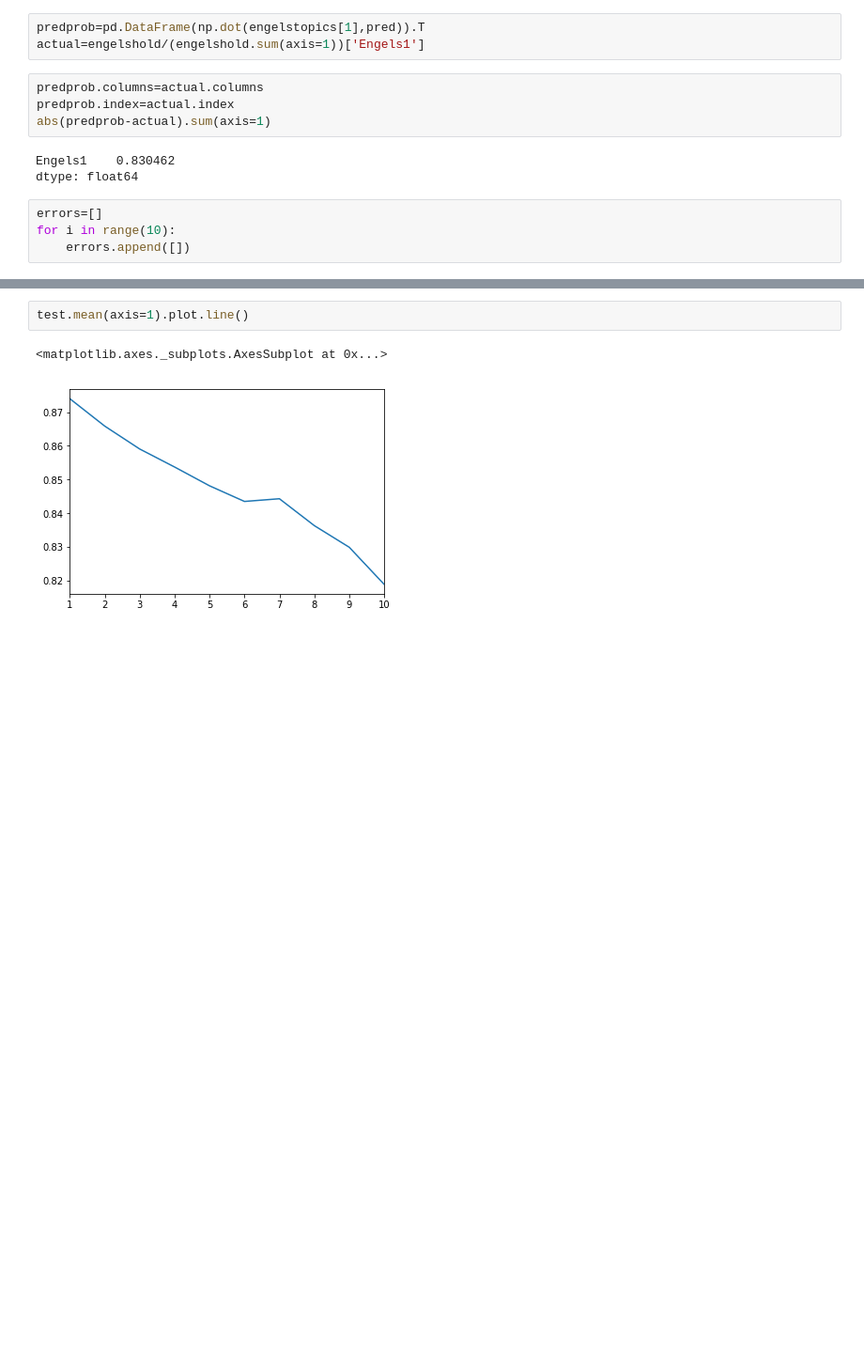
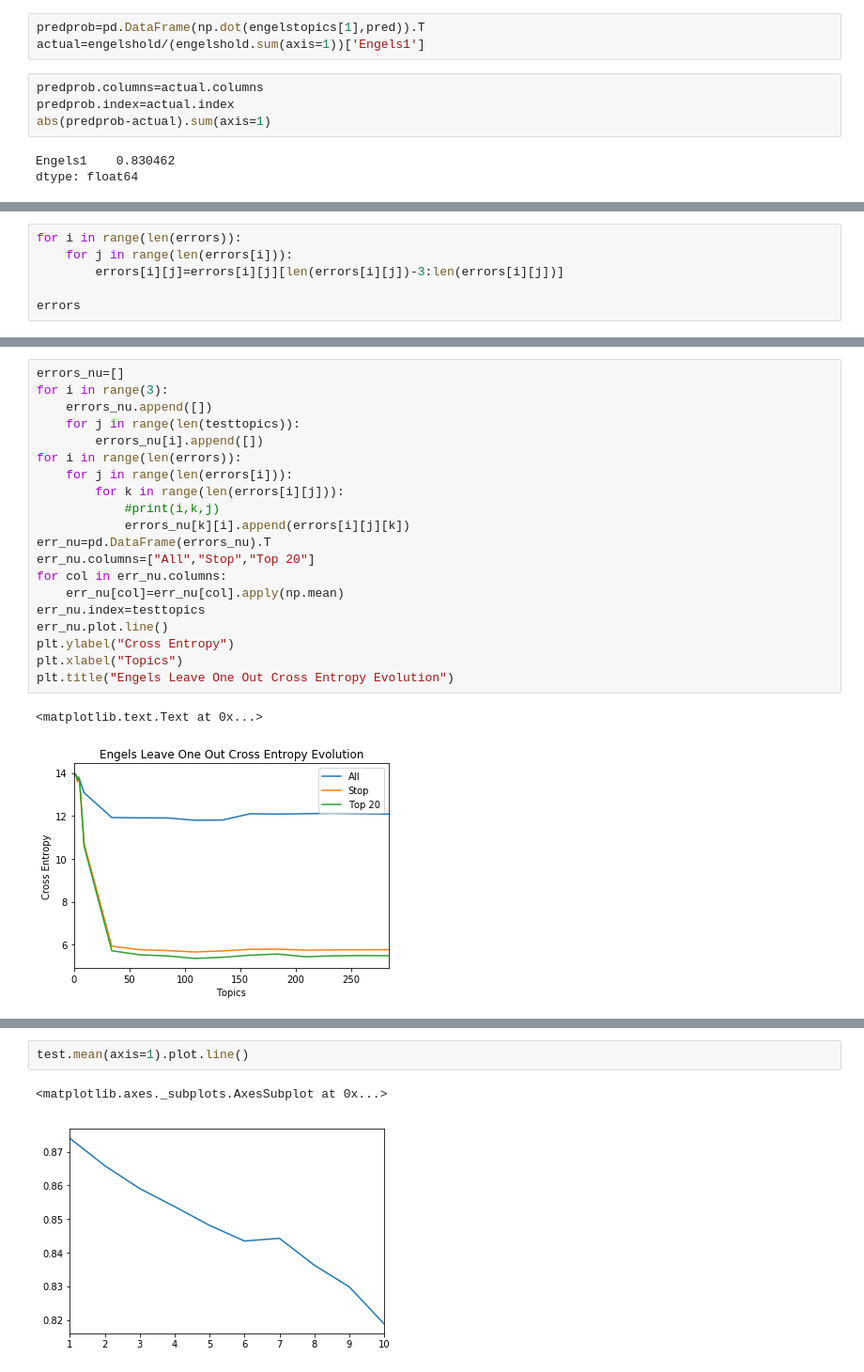
Before and after one commit to mikehalverson11/SeniorProject, a Jupyter notebook: Marxism.ipynb, the cells around one changed output, grey strips where cells are left out. Shown at 94% size. Saved outputs shown, nothing was run; the diff lists cells and outputs as text; blank space fills up the shorter version.

```diff
--- a/Marxism.ipynb
+++ b/Marxism.ipynb
@@ -589,7 +594,3 @@ abs(predprob-actual).sum(axis=1)
 # %% [output]
 Engels1    0.830462
 dtype: float64
-# %%
-errors=[]
-for i in range(10):
-    errors.append([])
@@ -627,0 +673,6 @@ Engels2
+# %%
+for i in range(len(errors)):
+    for j in range(len(errors[i])):
+        errors[i][j]=errors[i][j][len(errors[i][j])-3:len(errors[i][j])]
+
+errors
@@ -627,0 +697,23 @@ Engels2
+# %%
+errors_nu=[]
+for i in range(3):
+    errors_nu.append([])
+    for j in range(len(testtopics)):
+        errors_nu[i].append([])
+for i in range(len(errors)):
+    for j in range(len(errors[i])):
+        for k in range(len(errors[i][j])):
+            #print(i,k,j)
+            errors_nu[k][i].append(errors[i][j][k])
+err_nu=pd.DataFrame(errors_nu).T
+err_nu.columns=["All","Stop","Top 20"]
+for col in err_nu.columns:
+    err_nu[col]=err_nu[col].apply(np.mean)
+err_nu.index=testtopics
+err_nu.plot.line()
+plt.ylabel("Cross Entropy")
+plt.xlabel("Topics")
+plt.title("Engels Leave One Out Cross Entropy Evolution")
+# %% [output]
+<matplotlib.text.Text at 0x...>
+[figure, added]
```
Also changed, not shown: parts of 30 cells of this notebook.
